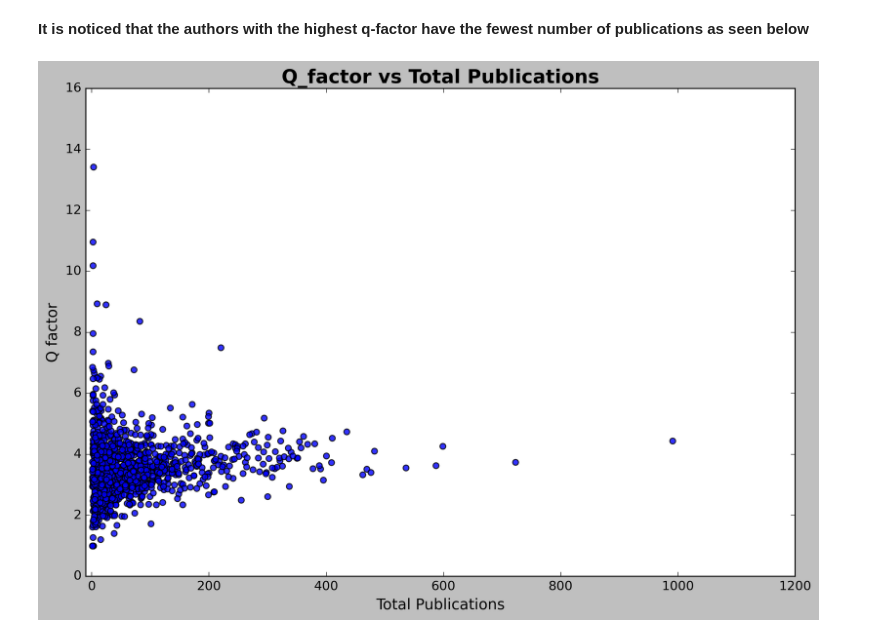
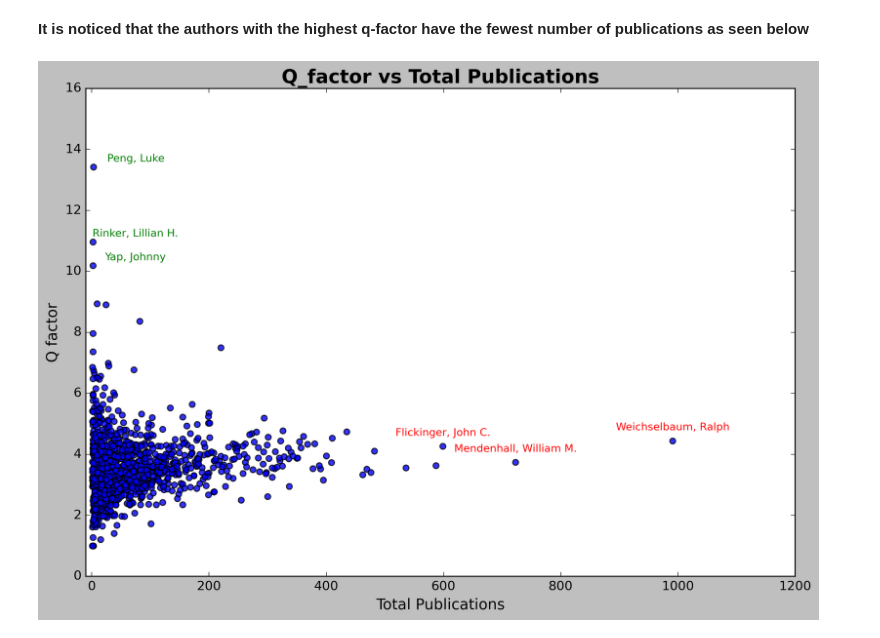
Before and after one commit to muon2998/QFactor, a Jupyter notebook: qscore.ipynb, the cells around one changed output. Drawn from its saved outputs; the diff is of its cells as text; code cells hidden in the pictures.

Commit message:
Added annotations to q factor vs total publication graph

```diff
--- a/qscore.ipynb
+++ b/qscore.ipynb
@@ -339,28 +339,43 @@ for idx, (scopus_id, author_name, q_factor, _) in random_scientists.iterrows():
 # %%
 import matplotlib.pyplot as plt
 import seaborn as sns
+
+# Identify the top 3 highest total publications and Q factors
+top_total_pubs = q_factors.nlargest(3, 'total_publications')
+top_q_factors = q_factors.nlargest(3, 'Q_factor')
 
 # Create the scatter plot
 plt.style.use('classic')
 fig, ax = plt.subplots(figsize=(12, 8), dpi=300)
 scatter = ax.scatter(q_factors['total_publications'], q_factors['Q_factor'], alpha=0.8, edgecolors='black', s=30, c='blue')
 
 # Adding titles and labels
 ax.set_title('Q_factor vs Total Publications', fontsize=18, weight='bold')
 ax.set_xlabel('Total Publications', fontsize=14)
 ax.set_ylabel('Q factor', fontsize=14)
 
-# Set x-axis to start at 0
-# Adjust tick parameters
+# Set x-axis to start at 0 and adjust tick parameters
 ax.set_xlim(left=-10)
 ax.tick_params(axis='both', which='major', labelsize=12)
+
+# Add annotations for highest total publications
+for index, row in top_total_pubs.iterrows():
+    ax.annotate(row['Author_Name'],
+                (row['total_publications'], row['Q_factor']),
+                textcoords="offset points", xytext=(0, 10), ha='center', fontsize=10, color='red')
+
+# Add annotations for highest Q factors
+for index, row in top_q_factors.iterrows():
+    ax.annotate(row['Author_Name'],
+                (row['total_publications'], row['Q_factor']),
+                textcoords="offset points", xytext=(40, 5), ha='center', fontsize=10, color='green')
 
 # Adding a grid
 #ax.grid(True, linestyle='--', linewidth=0.5, alpha=0.7)
 
 # Saving the plot to a file
 plt.savefig('Q_factor_vs_publications.png', bbox_inches='tight')
 
 plt.show()
 # %% [output]
-[figure, old version]
+[figure, new version]
```
Also changed, not shown: parts of 2 cells of this notebook.
